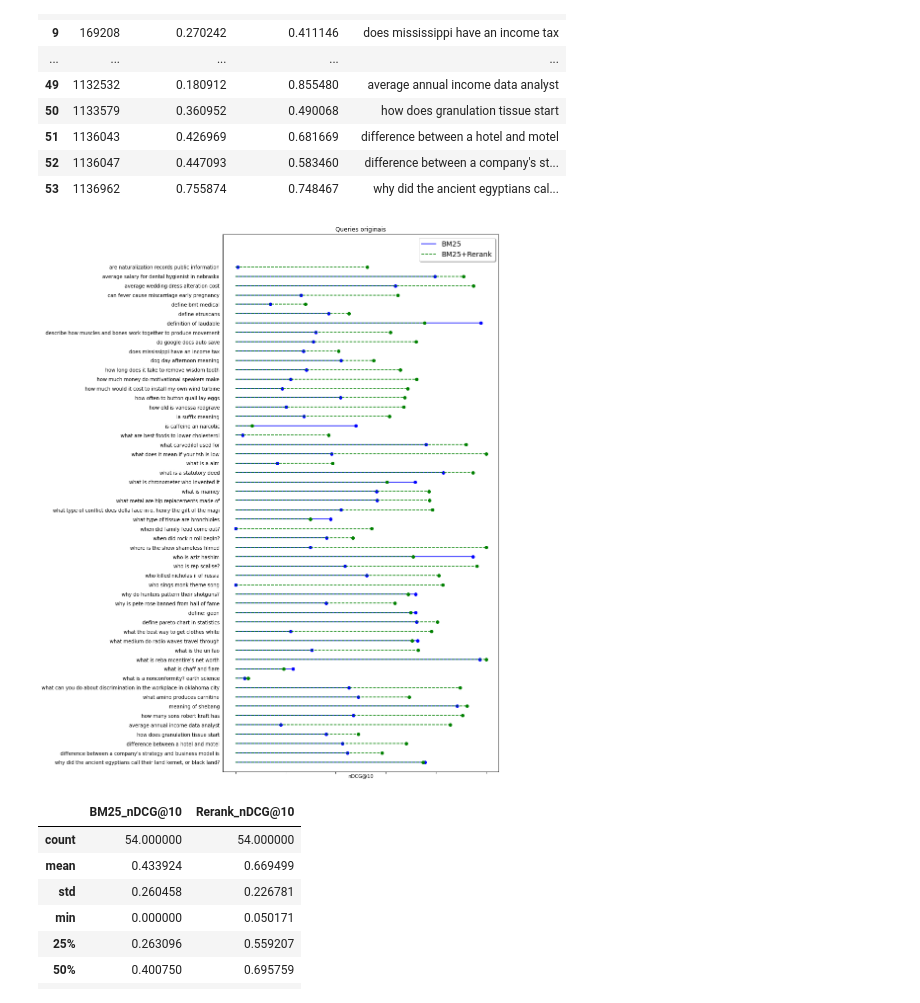
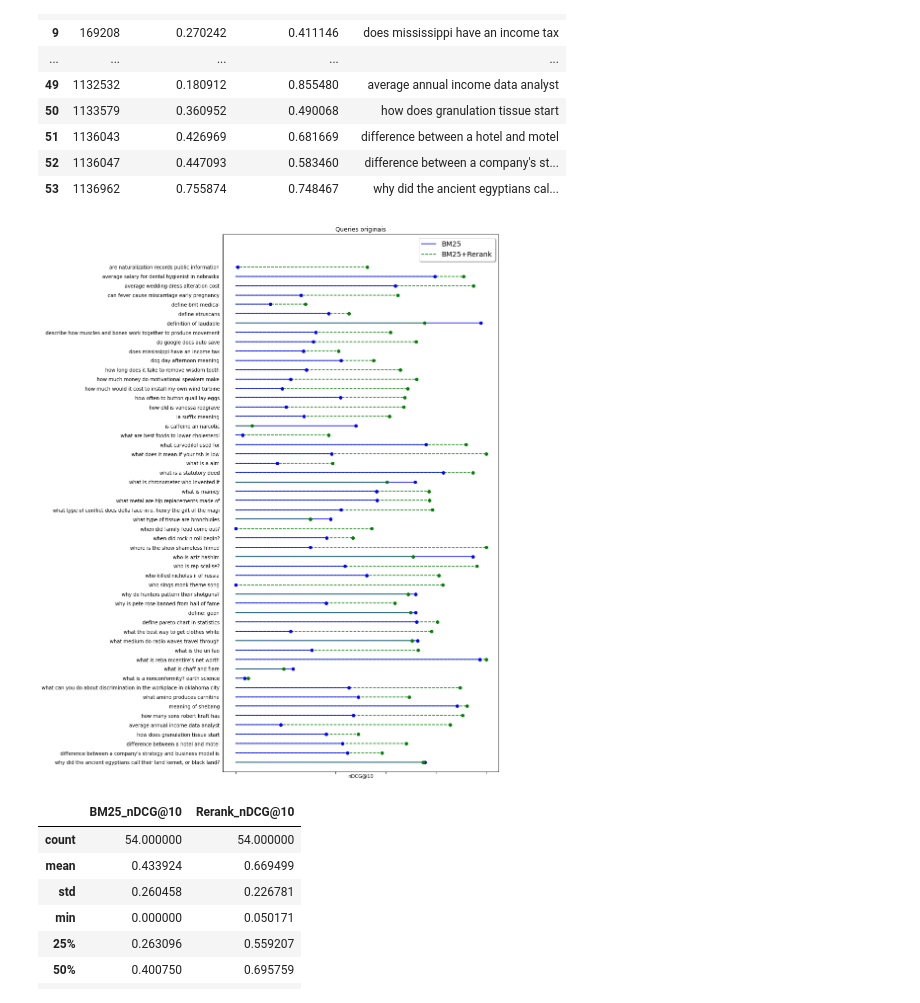
Before and after one commit to leonardo3108/robustez-query, a Jupyter notebook: code/Figure nDGC10 Originals.ipynb, the cells around one changed output. Saved outputs shown, nothing was run; the diff lists cells and outputs as text; code cells hidden in the pictures.

```diff
--- a/code/Figure nDGC10 Originals.ipynb
+++ b/code/Figure nDGC10 Originals.ipynb
@@ -40,44 +40,49 @@ df_nDCG
 # %%
 import numpy as np
 import matplotlib.pyplot as plt
 
 fig = plt.figure(figsize=(10, 20))
 ax = fig.subplots()
 data = df_nDCG.to_dict(orient='index')
 
 Y = np.zeros(10)
 yticklabels = []
 
+def plot(x, y, linestyle, dotstyle, color, label, first):
+    if not first:
+        label = None
+    ax.plot(np.linspace(0, x, 10), Y+i, linestyle=linestyle, linewidth=1.5, color=color, label=label)
+    ax.plot(x, y, dotstyle)
+
 first = True
 for i, query in enumerate(sorted(data.keys(), reverse=True)):
-    nDCG = 100 * data[query]['BM25_nDCG@10']
-    if first:
-        ax.plot(np.linspace(0, nDCG, 10), Y+i, linestyle='solid', linewidth=1.5, color='blue', label='BM25')
+    nDCG1 = 100 * data[query]['BM25_nDCG@10']
+    nDCG2 = 100 * data[query]['Rerank_nDCG@10']
+    if nDCG1 > nDCG2:
+        plot(nDCG1, i, 'solid', 'bo', 'blue', 'BM25', first)
+        plot(nDCG2, i, 'dashed', 'go', 'green', 'BM25+Rerank', first)
     else:
-        ax.plot(np.linspace(0, nDCG, 10), Y+i, linestyle='solid', linewidth=1.5, color='blue')
-    ax.plot(nDCG, i, 'bo')
-    nDCG = 100 * data[query]['Rerank_nDCG@10']
-    if first:
-        ax.plot(np.linspace(0, nDCG, 10), Y+i, linestyle='dashed', linewidth=1.5, color='green', label='BM25+Rerank')
-    else:
-        ax.plot(np.linspace(0, nDCG, 10), Y+i, linestyle='dashed', linewidth=1.5, color='green')
-    ax.plot(nDCG, i, 'go')
+        plot(nDCG2, i, 'dashed', 'go', 'green', 'BM25+Rerank', first)
+        plot(nDCG1, i, 'solid', 'bo', 'blue', 'BM25', first)
     yticklabels.append(data[query]['Text'])
     first = False
 
+#médias:
+#ax.plot(np.zeros(10) + 100 * df_nDCG['BM25_nDCG@10'].mean(), np.linspace(-0.5, len(data), 10), linestyle='solid', linewidth=.5, color='blue')
+#ax.plot(np.zeros(10) + 100 * df_nDCG['Rerank_nDCG@10'].mean(), np.linspace(-0.5, len(data), 10), linestyle='dashed', linewidth=.5, color='green')
 #dotted, dashdot
 
 legend = ax.legend(loc='upper right', shadow=True, fontsize='x-large')
 ax.set_title('Queries originais')
 ax.set(ylim=(-1, len(data)+2.5),
         yticks=np.arange(len(data)),
         xticks=np.arange(0, 110, 20),
         yticklabels=yticklabels)
 ax.set_xlabel('nDCG@10')
 ax.tick_params(left=False, bottom=True, labelbottom=False)
 fig.savefig('ndcg10_originals.png', transparent=False, dpi=80, bbox_inches='tight')
 # %% [output]
-[figure, old version]
+[figure, new version]
 # %%
 df_nDCG[['BM25_nDCG@10', 'Rerank_nDCG@10']].describe()
 # %% [output]
```
Also changed, not shown: parts of 1 cell of this notebook.
